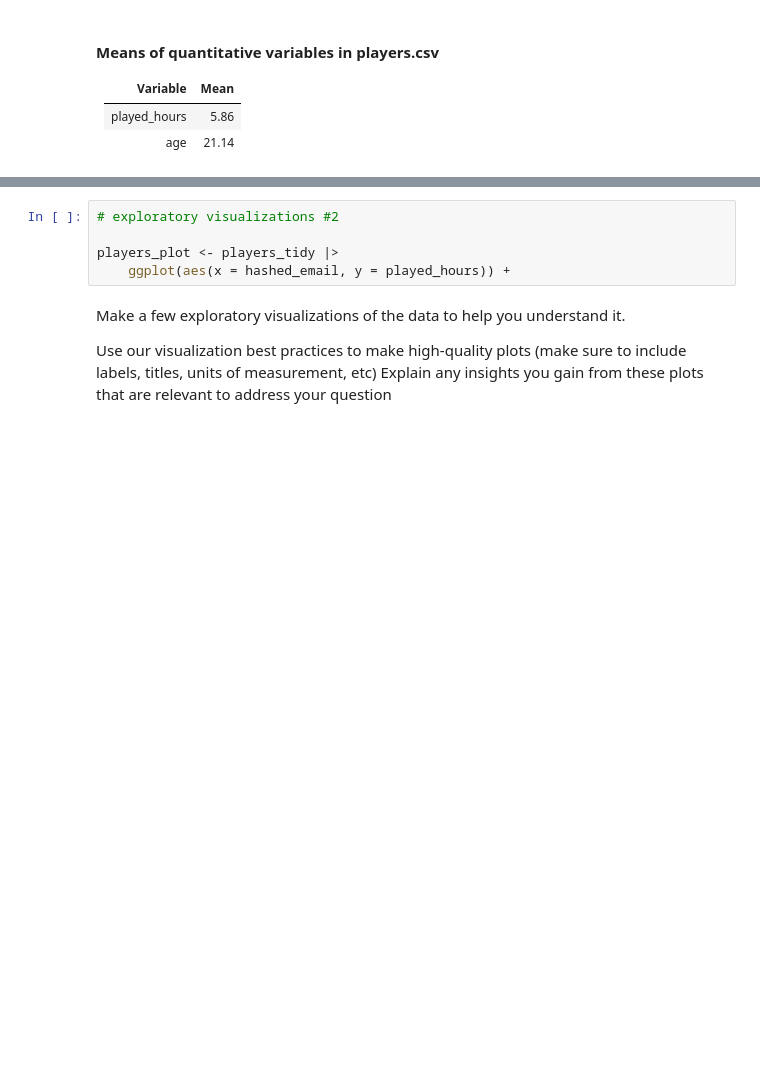
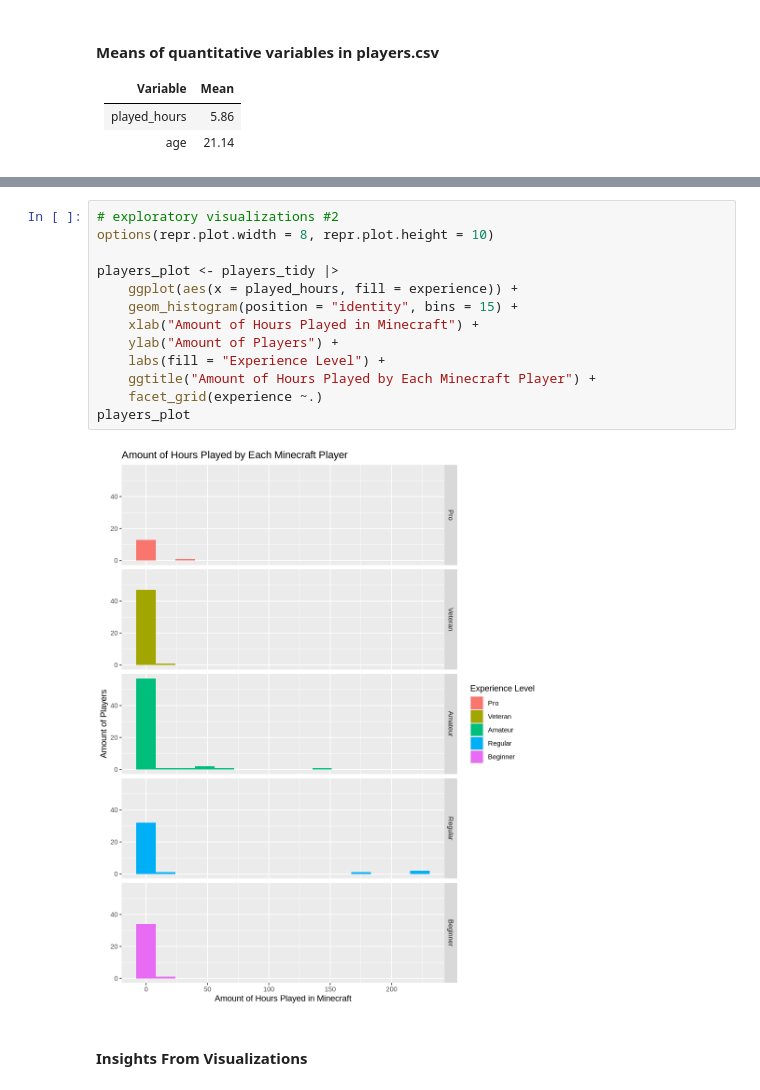
Before and after one commit to whendyliow/ds_100_project, a Jupyter notebook: planning_report.ipynb, the cells around one changed output, grey strips where cells are left out. Drawn from its saved outputs; the diff is of its cells as text; blank space fills up the shorter version.

```diff
--- a/planning_report.ipynb
+++ b/planning_report.ipynb
@@ -208,11 +223,17 @@ A tibble: 5 × 2
 # %%
 # exploratory visualizations #2
+options(repr.plot.width = 8, repr.plot.height = 10)
 
 players_plot <- players_tidy |>
-    ggplot(aes(x = hashed_email, y = played_hours)) +
+    ggplot(aes(x = played_hours, fill = experience)) +
+    geom_histogram(position = "identity", bins = 15) +
+    xlab("Amount of Hours Played in Minecraft") +
+    ylab("Amount of Players") +
+    labs(fill = "Experience Level") +
+    ggtitle("Amount of Hours Played by Each Minecraft Player") +
+    facet_grid(experience ~.)
+players_plot
+# %% [output]
+[figure, added]
 # %% [markdown]
-Make a few exploratory visualizations of the data to help you understand it.
-
-
-Use our visualization best practices to make high-quality plots (make sure to include labels, titles, units of measurement, etc)
-Explain any insights you gain from these plots that are relevant to address your question
+#### Insights From Visualizations
```
Also changed, not shown: parts of 2 cells of this notebook.
